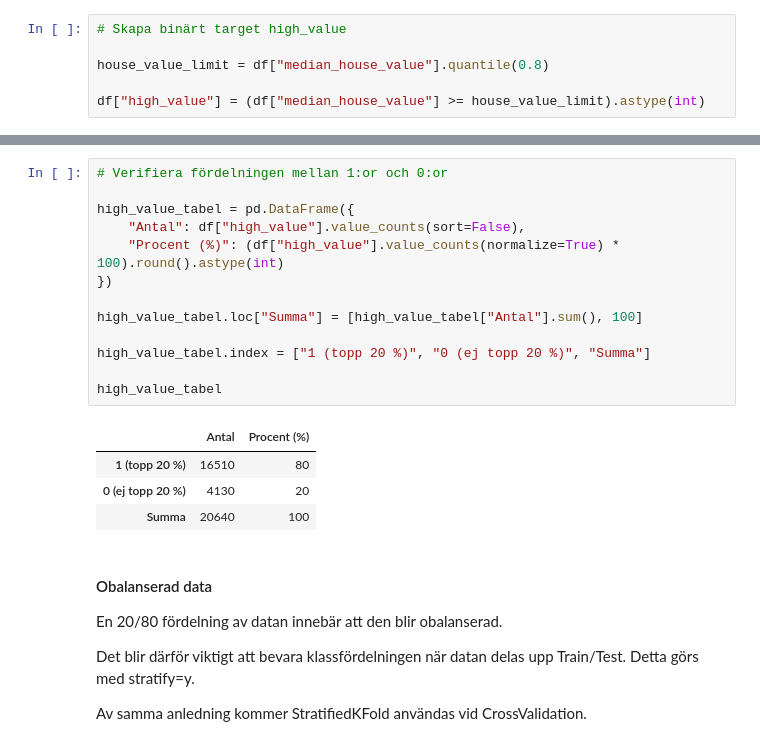
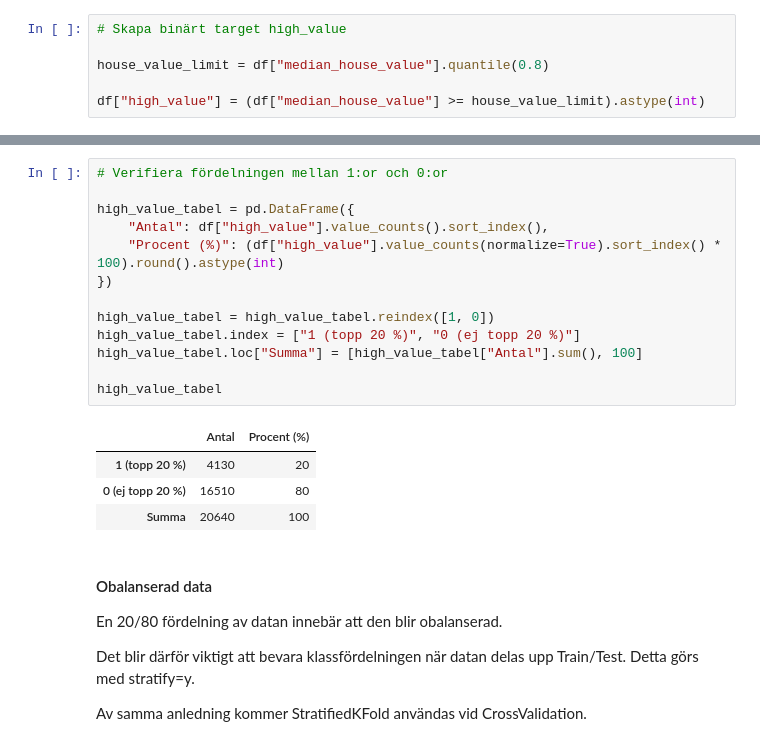
Before and after one commit to josefinoleryd/california-housing-ml, a Jupyter notebook: notebooks/california-housing-analysis.ipynb, the cells around one changed output, grey strips where cells are left out. Saved outputs shown, nothing was run; the diff lists cells and outputs as text.

```diff
--- a/notebooks/california-housing-analysis.ipynb
+++ b/notebooks/california-housing-analysis.ipynb
@@ -146,20 +155,20 @@ df["high_value"] = (df["median_house_value"] >= house_value_limit).astype(int)
 # %%
 # Verifiera fördelningen mellan 1:or och 0:or
 
 high_value_tabel = pd.DataFrame({
-    "Antal": df["high_value"].value_counts(sort=False),
-    "Procent (%)": (df["high_value"].value_counts(normalize=True) * 100).round().astype(int)
+    "Antal": df["high_value"].value_counts().sort_index(),
+    "Procent (%)": (df["high_value"].value_counts(normalize=True).sort_index() * 100).round().astype(int)
 })
 
+high_value_tabel = high_value_tabel.reindex([1, 0])
+high_value_tabel.index = ["1 (topp 20 %)", "0 (ej topp 20 %)"]
 high_value_tabel.loc["Summa"] = [high_value_tabel["Antal"].sum(), 100]
 
-high_value_tabel.index = ["1 (topp 20 %)", "0 (ej topp 20 %)", "Summa"]
-
 high_value_tabel
 # %% [output]
 |  | Antal | Procent (%) |
-| 1 (topp 20 %) | 16510 | 80 |
-| 0 (ej topp 20 %) | 4130 | 20 |
+| 1 (topp 20 %) | 4130 | 20 |
+| 0 (ej topp 20 %) | 16510 | 80 |
 | Summa | 20640 | 100 |
 # %% [markdown]
 #### Obalanserad data
```
Also changed, not shown: parts of 6 cells of this notebook.
